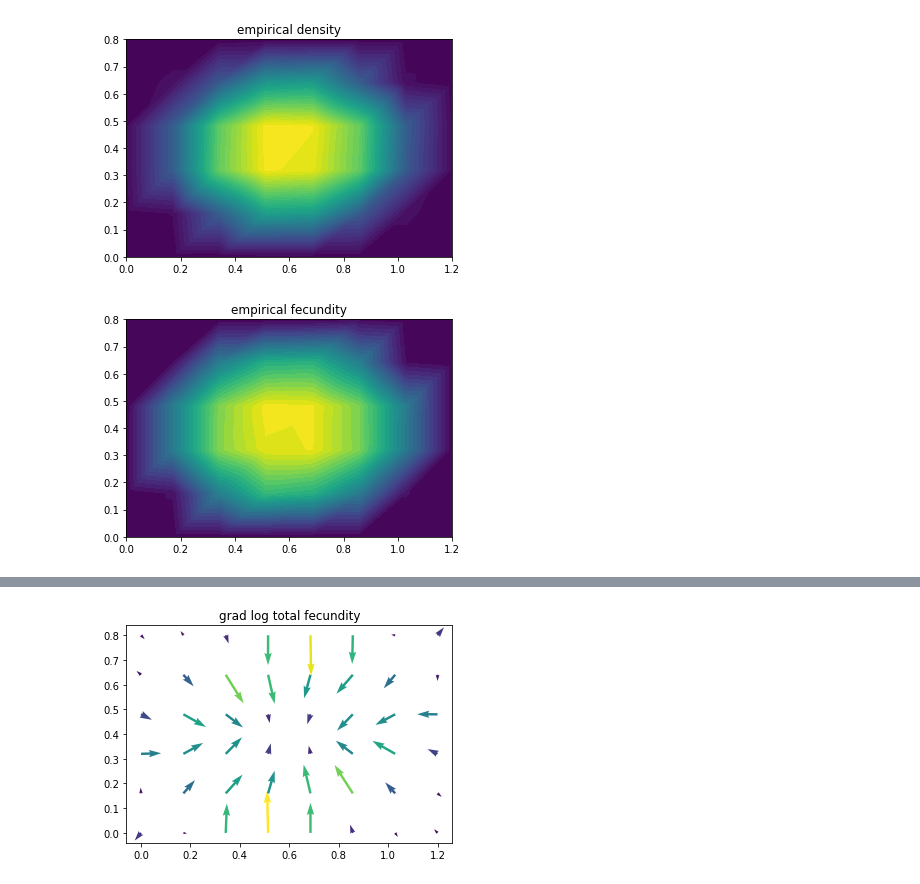
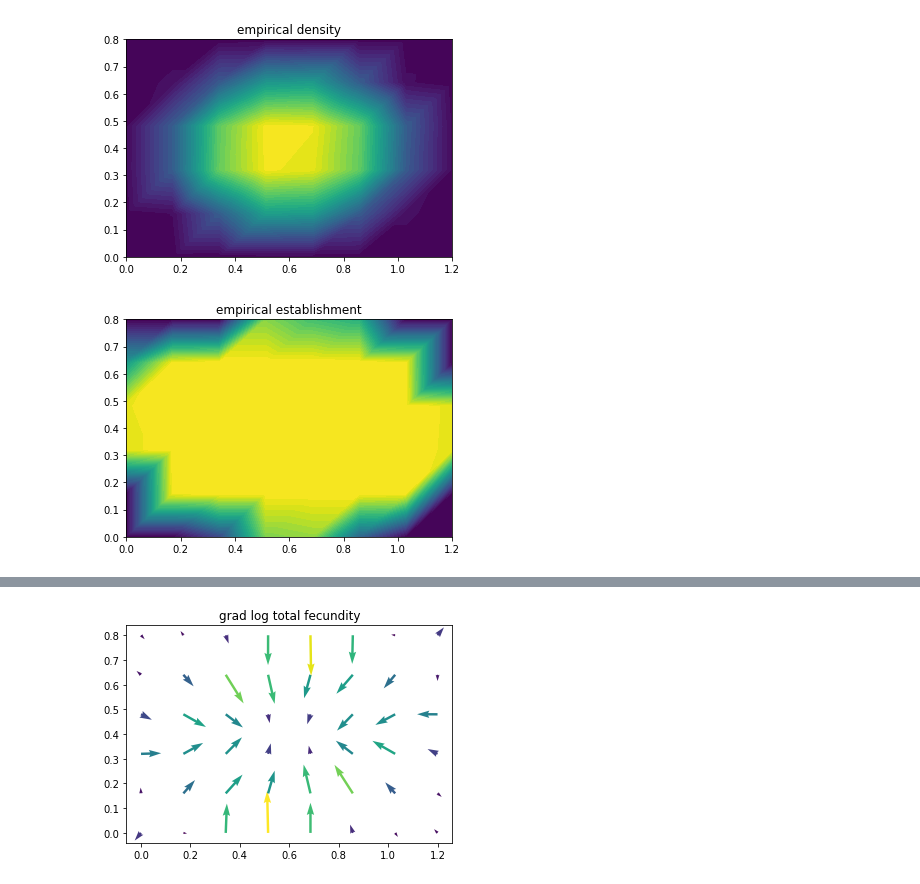
Before and after one commit to kr-colab/product-space-FEM, a Jupyter notebook: simulation/simulation_workflow.ipynb, the cells around one changed output, grey strips where cells are left out. Cells and saved outputs as stored; diff of their text form; code cells hidden in the pictures.

```diff
--- a/simulation/simulation_workflow.ipynb
+++ b/simulation/simulation_workflow.ipynb
@@ -191,8 +200,8 @@ fenics.plot(density).axes.set_title("empirical density");
 # %% [output]
 [figure]
 # %%
-fecundity_fn = make_map_fn(empirical_maps, 'fecundity')
-fecundity = pf.transforms.callable_to_Function(lambda x, y: fecundity_fn([[x * size, y * size]]), V)
-fenics.plot(fecundity).axes.set_title("empirical fecundity");
+establishment_fn = make_map_fn(empirical_maps, 'establishment')
+establishment = pf.transforms.callable_to_Function(lambda x, y: establishment_fn([[x * size, y * size]]), V)
+fenics.plot(establishment).axes.set_title("empirical establishment");
 # %% [output]
-[figure, old version]
+[figure, new version]
```
Also changed, not shown: parts of 4 cells of this notebook, 4 other files.
